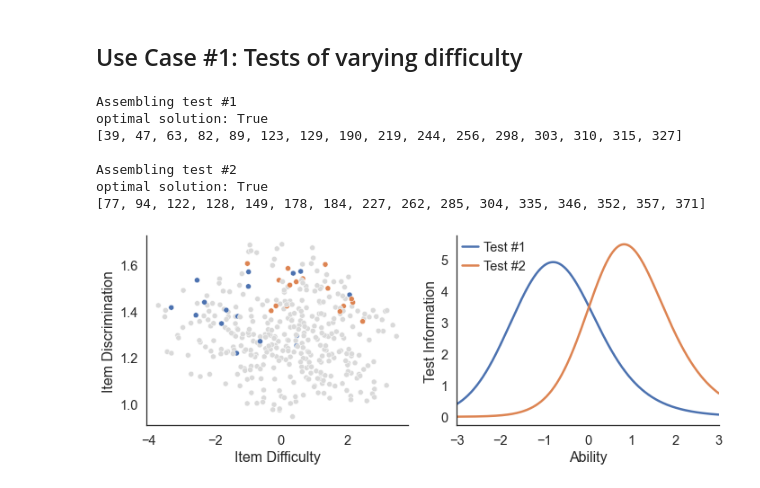
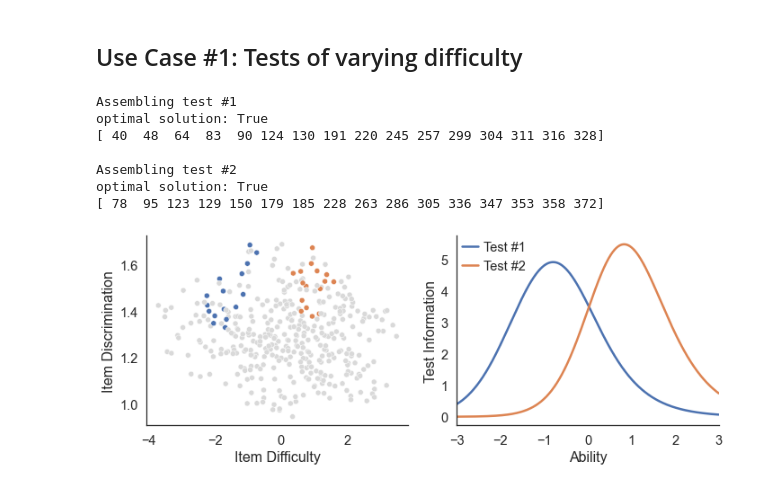
Before and after one commit to ndawlab/mars-irt, a Jupyter notebook: tutorials/assembly.ipynb, the cells around one changed output. Cells and saved outputs as stored; diff of their text form; code cells hidden in the pictures.

Commit message:
fix typo in assembly + add short forms

```diff
--- a/tutorials/assembly.ipynb
+++ b/tutorials/assembly.ipynb
@@ -89,43 +89,44 @@ for d, theta in enumerate(pts):
     print('optimal solution: %s' %(status == OptimizationStatus.OPTIMAL))
 
     ## Extract selected item clones.
-    selected = [i for i in range(n_clone) if x[i].x]
-    print(selected, end='\n\n')
+    ix = np.array([i for i in range(n_clone) if x[i].x])
+    item_ids = ix + 1
+    print(item_ids, end='\n\n')
 
     #~~~~~~~~~~~~~~~~~~~~~~~~~~~~~~~~~~~~~~~~~~#
     ### Plotting.
     #~~~~~~~~~~~~~~~~~~~~~~~~~~~~~~~~~~~~~~~~~~#
 
     ## Update test form assignent.
-    stats['form'] = np.where(np.in1d(stats.index, selected), d+1, stats.form)
+    stats['form'] = np.where(np.in1d(stats.index, item_ids), d+1, stats.form)
 
     ## Compute TIF of test form.
     theta = np.linspace(-3,3,1001)
-    mu = np.outer(alpha[selected], theta) - beta[selected,np.newaxis]
-    p = gamma[selected,np.newaxis] + (1-gamma[selected,np.newaxis]) * inv_logit(mu)
-    w = np.square(alpha[selected,np.newaxis]) * ((1-p) / p) *\
-        np.square((p - gamma[selected,np.newaxis]) / (1 - gamma[selected,np.newaxis]))
+    mu = np.outer(alpha[ix], theta) - beta[ix,np.newaxis]
+    p = gamma[ix,np.newaxis] + (1-gamma[ix,np.newaxis]) * inv_logit(mu)
+    w = np.square(alpha[ix,np.newaxis]) * ((1-p) / p) *\
+        np.square((p - gamma[ix,np.newaxis]) / (1 - gamma[ix,np.newaxis]))
 
     ## Plot TIF.
     axes[1].plot(theta, w.sum(axis=0), lw=2.5, label=f'Test #{d+1}')
 
 ## Plot item selection.
 sns.scatterplot(x='beta', y='alpha', hue='form', data=stats, palette=palette, ax=axes[0])
 
 ## Add detail.
 axes[0].set(xlabel='Item Difficulty', ylabel='Item Discrimination')
 axes[1].set(xlim=(-3,3), xlabel='Ability', ylabel='Test Information')
 axes[1].legend(loc=2, handlelength=1.2, handletextpad=0.4, borderaxespad=0, frameon=False)
 axes[0].legend_.set_visible(False)
 
 sns.despine()
 plt.tight_layout()
 # %% [output]
 Assembling test #1
 optimal solution: True
-[39, 47, 63, 82, 89, 123, 129, 190, 219, 244, 256, 298, 303, 310, 315, 327]
+[ 40  48  64  83  90 124 130 191 220 245 257 299 304 311 316 328]
 
 Assembling test #2
 optimal solution: True
-[77, 94, 122, 128, 149, 178, 184, 227, 262, 285, 304, 335, 346, 352, 357, 371]
+[ 78  95 123 129 150 179 185 228 263 286 305 336 347 353 358 372]
-[figure, old version]
+[figure, new version]
```
Also changed, not shown: 3 other files.
